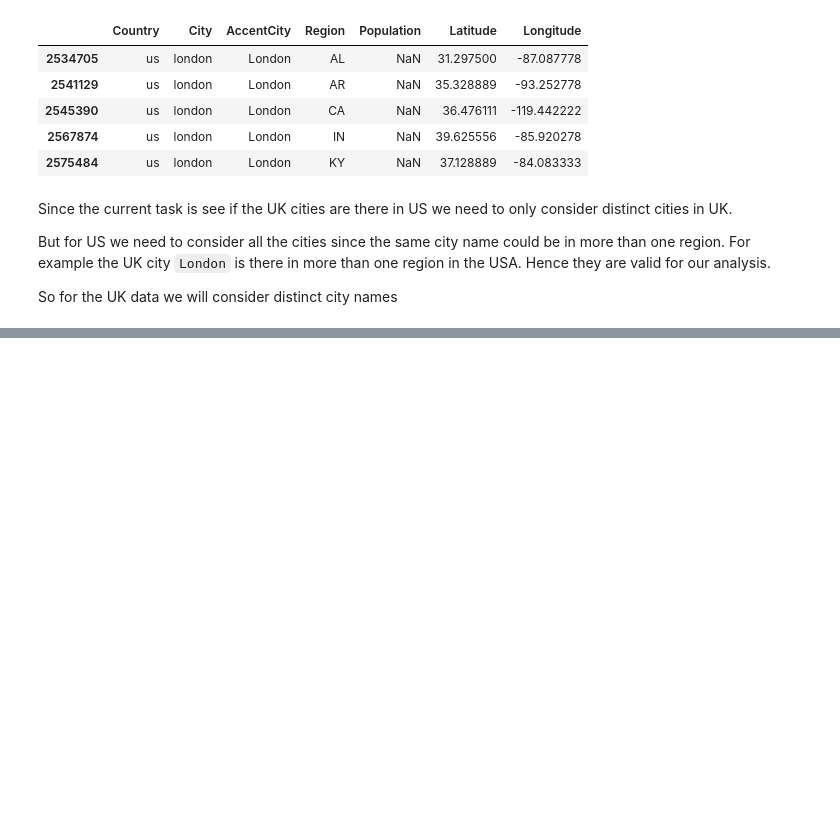
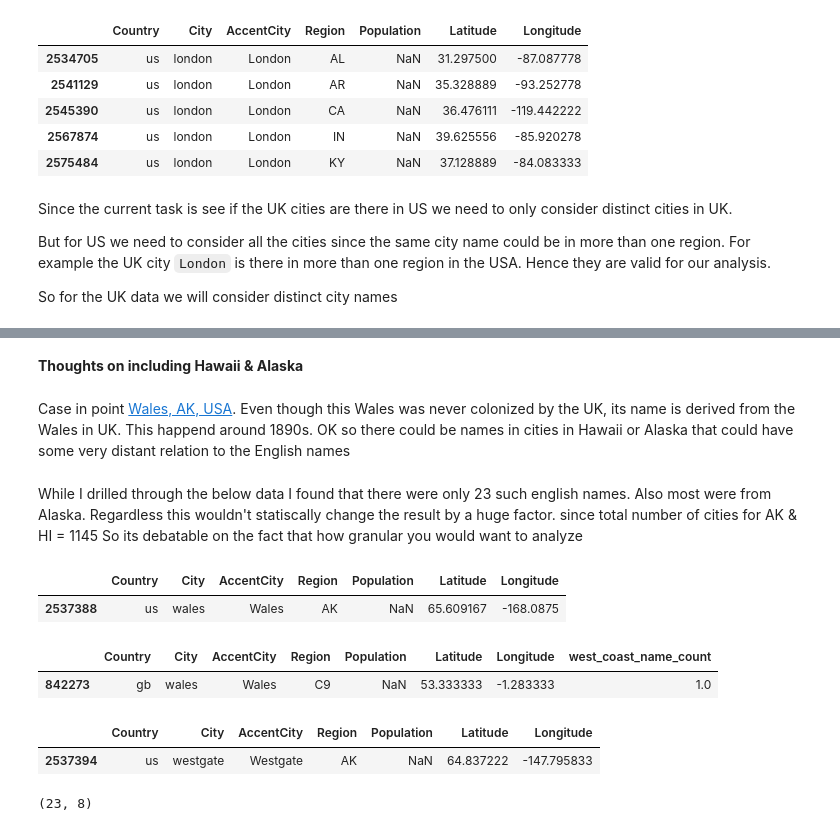
Before and after one commit to yackoa/us_cities_with_english_names, a Jupyter notebook: thoughts.ipynb, the cells around one changed output, grey strips where cells are left out. Drawn from its saved outputs; the diff is of its cells as text; code cells hidden in the pictures; blank space fills up the shorter version.

```diff
--- a/thoughts.ipynb
+++ b/thoughts.ipynb
@@ -99,0 +220,35 @@ So for the UK data we will consider distinct city names
+# %% [markdown]
+<a id='another_cell'></a>
+**Thoughts on including Hawaii & Alaska**
+# %% [markdown]
+Case in point [Wales, AK, USA](https://en.wikipedia.org/wiki/Wales,_Alaska). Even though this Wales was never colonized by the UK, its name is derived from the Wales in UK. This happend around 1890s. OK so there could be names in cities in Hawaii or Alaska that could have some very distant relation to the English names
+# %% [markdown]
+While I drilled through the below data I found that there were only 23 such english names. Also most were from Alaska. Regardless this wouldn't statiscally change the result by a huge factor. since total number of cities for AK & HI = 1145
+So its debatable on the fact that how granular you would want to analyze
+# %%
+us_west_coast_AK_HI = us[us['Region'].isin(['AK','HI'])].copy()
+us_west_coast_AK_HI_cities = us_west_coast_AK_HI.filter(['City'],axis=1)
+uk_temp = uk.copy()
+uk_temp['west_coast_name_count'] = uk_temp['City'].map(us_west_coast_AK_HI_cities['City']\
+                                                       .value_counts())\
+                                                       .fillna(0)
+test = us[us['Region'].isin(['AK','HI'])].copy()
+# %%
+test.loc[test['City'] =='wales' ]
+# %% [output]
+|  | Country | City | AccentCity | Region | Population | Latitude | Longitude |
+| 2537388 | us | wales | Wales | AK | NaN | 65.609167 | -168.0875 |
+# %%
+uk_temp.loc[( uk_temp['City'] =='wales') ]
+# %% [output]
+|  | Country | City | AccentCity | Region | Population | Latitude | Longitude | west_coast_name_count |
+| 842273 | gb | wales | Wales | C9 | NaN | 53.333333 | -1.283333 | 1.0 |
+# %%
+test.loc[test['City'] =='westgate' ]
+# %% [output]
+|  | Country | City | AccentCity | Region | Population | Latitude | Longitude |
+| 2537394 | us | westgate | Westgate | AK | NaN | 64.837222 | -147.795833 |
+# %%
+uk_temp.loc[( uk_temp['west_coast_name_count'] > 0) ].shape
+# %% [output]
+(23, 8)
```
Also changed, not shown: parts of 32 cells of this notebook.
